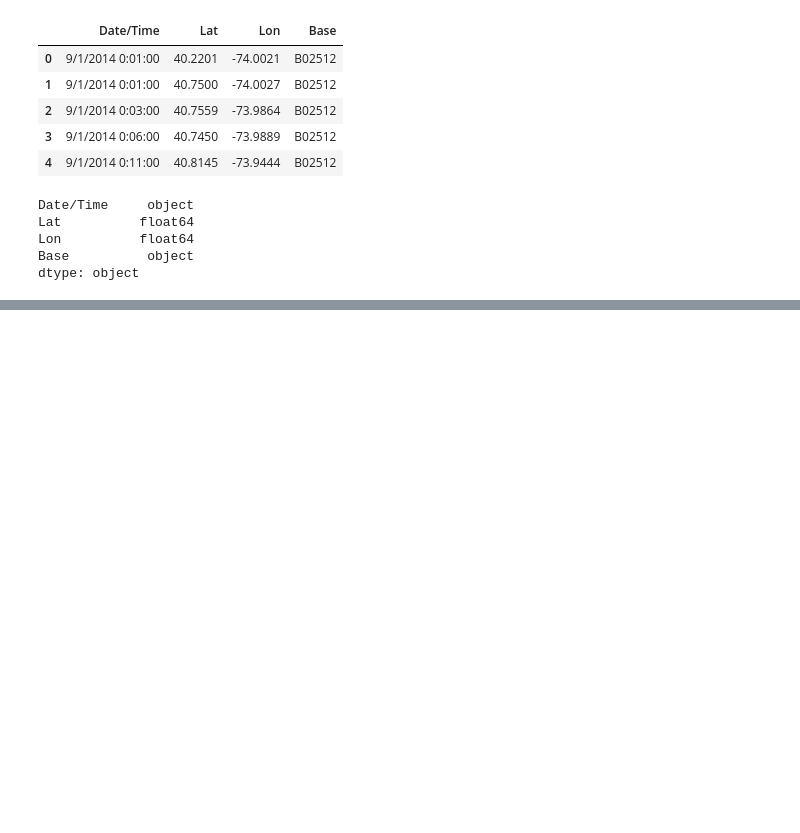
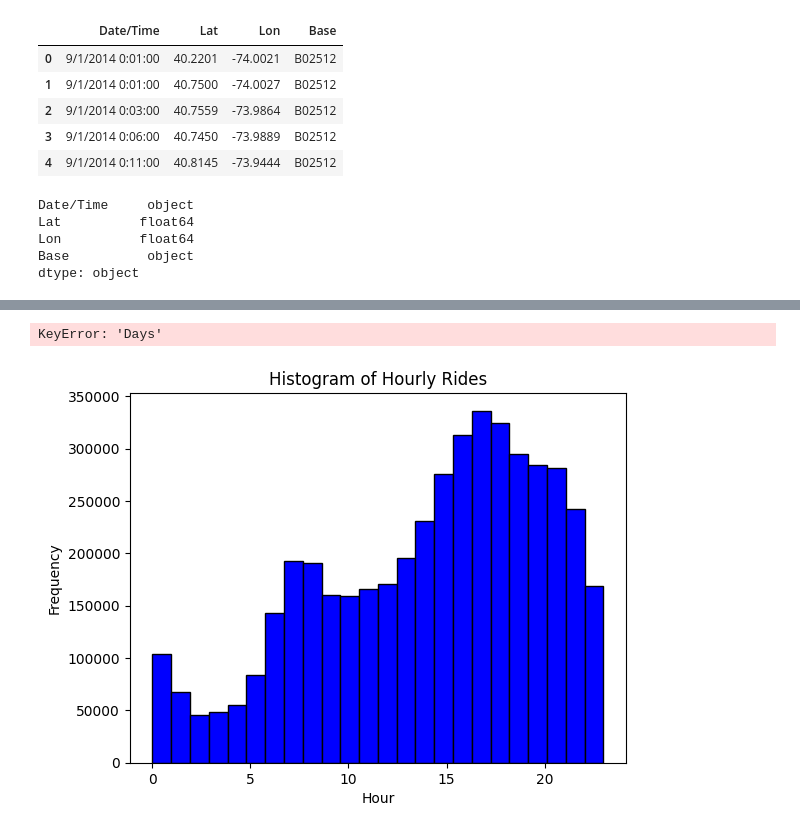
Before and after one commit to Shimul-Zahan/ML-Bootcamp, a Jupyter notebook: Data Analysis Projects/uber_data_analysis.ipynb, the cells around one changed output, grey strips where cells are left out. Cells and saved outputs as stored; diff of their text form; code cells hidden in the pictures; blank space fills up the shorter version.

```diff
--- a/Data Analysis Projects/uber_data_analysis.ipynb
+++ b/Data Analysis Projects/uber_data_analysis.ipynb
@@ -83,0 +82,11 @@ data.head()
+# %%
+data.columns
+'''
+    Index(['Date/Time', 'Lat', 'Lon', 'Base', 'Days', 'Day', 'Hour', 'Minute',
+        'Second', 'Month'],
+        dtype='object')
+'''
+
+data['Days'].value_counts().index
+# %% [output]
+KeyError: 'Days'
@@ -83,0 +111,9 @@ data.head()
+# %%
+# Plotting a histogram for the 'Hour' column
+plt.hist(data['Hour'], bins=24, color='blue', edgecolor='black')
+plt.title('Histogram of Hourly Rides')
+plt.xlabel('Hour')
+plt.ylabel('Frequency')
+plt.show()
+# %% [output]
+[figure, added]
```
Also changed, not shown: parts of 13 cells of this notebook.
